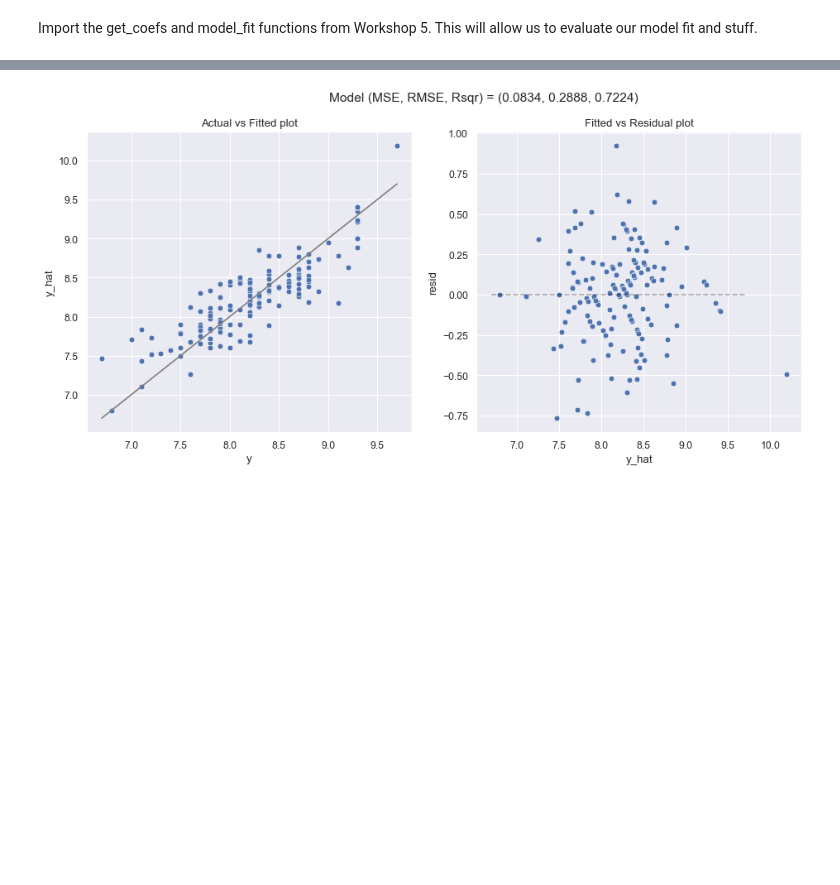
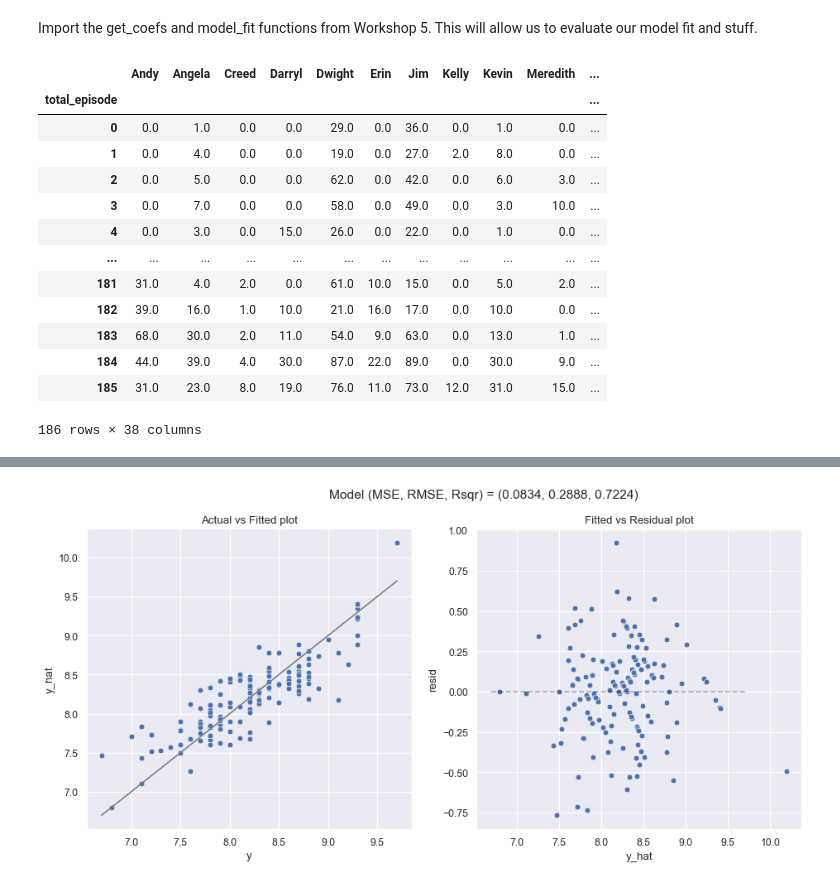
Before and after one commit to aidangarrity/MachineLearningProj1, a Jupyter notebook: project1.ipynb, the cells around one changed output, grey strips where cells are left out. Cells and saved outputs as stored; diff of their text form; code cells hidden in the pictures; blank space fills up the shorter version.

```diff
--- a/project1.ipynb
+++ b/project1.ipynb
@@ -436,14 +439,30 @@ def model_fit(m, X, y, plot = False):
 # %%
 # Splitting into test and train data
 from sklearn.model_selection import train_test_split
-people = chars.join(writers)
+people = n_lines_character.join(writers)
+display(people)
 X = data.drop('imdb_rating', axis = 1) # Set of features
 X_ = pd.merge(X, people, left_index=True, right_index=True)
 
 y = data['imdb_rating']
 
-X_train, X_test, y_train, y_test = train_test_split(X_, y, test_size = 0.20)
+X_train, X_test, y_train, y_test = train_test_split(X_, y, test_size = 0.10)
 #X_test.head()
+# %% [output]
+|  | Andy | Angela | Creed | Darryl | Dwight | Erin | Jim | Kelly | Kevin | Meredith | ... |
+| total_episode |  |  |  |  |  |  |  |  |  |  | ... |
+| 0 | 0.0 | 1.0 | 0.0 | 0.0 | 29.0 | 0.0 | 36.0 | 0.0 | 1.0 | 0.0 | ... |
+| 1 | 0.0 | 4.0 | 0.0 | 0.0 | 19.0 | 0.0 | 27.0 | 2.0 | 8.0 | 0.0 | ... |
+| 2 | 0.0 | 5.0 | 0.0 | 0.0 | 62.0 | 0.0 | 42.0 | 0.0 | 6.0 | 3.0 | ... |
+| 3 | 0.0 | 7.0 | 0.0 | 0.0 | 58.0 | 0.0 | 49.0 | 0.0 | 3.0 | 10.0 | ... |
+| 4 | 0.0 | 3.0 | 0.0 | 15.0 | 26.0 | 0.0 | 22.0 | 0.0 | 1.0 | 0.0 | ... |
+| ... | ... | ... | ... | ... | ... | ... | ... | ... | ... | ... | ... |
+| 181 | 31.0 | 4.0 | 2.0 | 0.0 | 61.0 | 10.0 | 15.0 | 0.0 | 5.0 | 2.0 | ... |
+| 182 | 39.0 | 16.0 | 1.0 | 10.0 | 21.0 | 16.0 | 17.0 | 0.0 | 10.0 | 0.0 | ... |
+| 183 | 68.0 | 30.0 | 2.0 | 11.0 | 54.0 | 9.0 | 63.0 | 0.0 | 13.0 | 1.0 | ... |
+| 184 | 44.0 | 39.0 | 4.0 | 30.0 | 87.0 | 22.0 | 89.0 | 0.0 | 30.0 | 9.0 | ... |
+| 185 | 31.0 | 23.0 | 8.0 | 19.0 | 76.0 | 11.0 | 73.0 | 12.0 | 31.0 | 15.0 | ... |
+186 rows × 38 columns
 # %%
 # Linear regression - move to top?
 from sklearn.linear_model import LinearRegression
```
Also changed, not shown: parts of 8 cells of this notebook.
